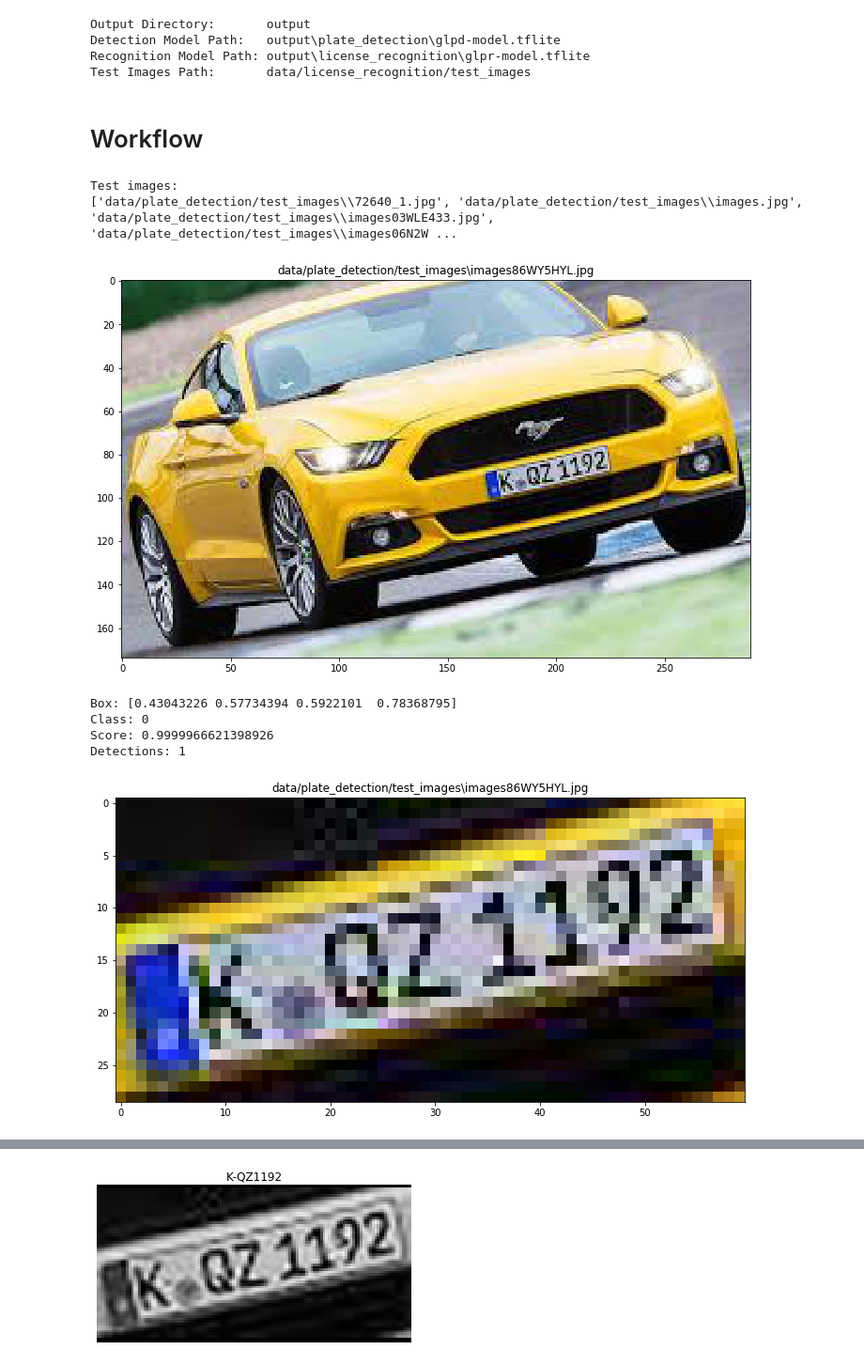
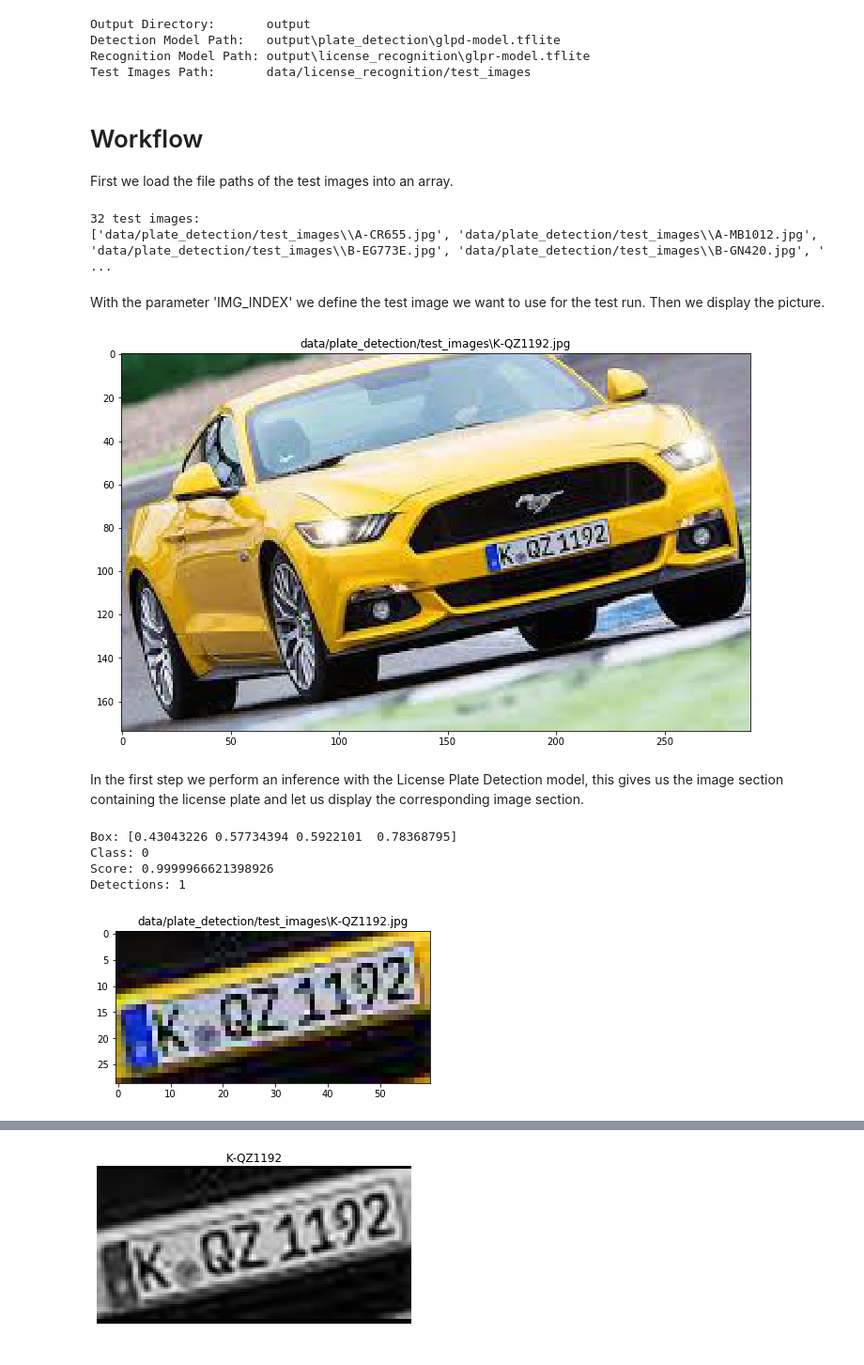
Before and after one commit to aboerzel/German_License_Plate_Recognition, a Jupyter notebook: 5_License_Recognition_Workflow.ipynb, the cells around one changed output, grey strips where cells are left out. Shown: that part at 94% size. Cells and saved outputs as stored; diff of their text form; code cells hidden in the pictures.

Commit message:
docs: license plate detection and recognition workflow

```diff
--- a/5_License_Recognition_Workflow.ipynb
+++ b/5_License_Recognition_Workflow.ipynb
@@ -47,8 +48,9 @@ Output Directory:       output
 Detection Model Path:   output\plate_detection\glpd-model.tflite
 Recognition Model Path: output\license_recognition\glpr-model.tflite
 Test Images Path:       data/license_recognition/test_images
-# %% [markdown]
-# Workflow
+# %% [markdown]
+# Workflow
+First we load the file paths of the test images into an array.
 # %%
 # number of samples to test; -1 <=> all
 NUM_SAMPLES = -1
@@ -61,7 +63,7 @@ TEST_IMAGE_PATHS = []
 for filename in glob.glob(os.path.join(PATH_TO_TEST_IMAGES_DIR, '*.jpg')):
     TEST_IMAGE_PATHS.append(filename)
 
-print ('Test images:')
+print ('{} test images:'.format(len(TEST_IMAGE_PATHS)))
 
 if NUM_SAMPLES > 0:
     test_images = np.random.choice(TEST_IMAGE_PATHS, size = NUM_SAMPLES, replace=False)
@@ -70,10 +72,12 @@ else:
 
 print (test_images)
 # %% [output]
-Test images:
-['data/plate_detection/test_images\\72640_1.jpg', 'data/plate_detection/test_images\\images.jpg', 'data/plate_detection/test_images\\images03WLE433.jpg', 'data/plate_detection/test_images\\images06N2W ...
+32 test images:
+['data/plate_detection/test_images\\A-CR655.jpg', 'data/plate_detection/test_images\\A-MB1012.jpg', 'data/plate_detection/test_images\\B-EG773E.jpg', 'data/plate_detection/test_images\\B-GN420.jpg', ' ...
+# %% [markdown]
+With the parameter 'IMG_INDEX' we define the test image we want to use for the test run. Then we display the picture.
 # %%
-IMG_INDEX = 10
+IMG_INDEX = 16
 
 image_path = TEST_IMAGE_PATHS[IMG_INDEX]
 
@@ -82,7 +86,9 @@ plt.title(image_path)
 plt.imshow(Image.open(image_path))
 plt.show()
 # %% [output]
-[figure, old version]
+[figure, new version]
+# %% [markdown]
+In the first step we perform an inference with the License Plate Detection model, this gives us the image section containing the license plate and let us display the corresponding image section.
 # %%
 def load_image_into_numpy_array(image):
     (im_width, im_height) = image.size
@@ -121,32 +127,32 @@ print("Box: {}".format(detection_box))
 detection_class = np.squeeze(interpreter.tensor(output_details[1]['index'])()).astype(np.uint8)
 print("Class: {}".format(detection_class))
 
 detection_score = np.squeeze(interpreter.tensor(output_details[2]['index'])())
 print("Score: {}".format(detection_score))
 
 num_detections = np.squeeze(interpreter.tensor(output_details[3]['index'])()).astype(int)
 print("Detections: {}".format(num_detections))
 
 if num_detections > 0 and detection_score > 0.5:
     image_np = load_image_into_numpy_array(image)
     ymin, xmin, ymax, xmax = detection_box
 
     #vis_util.draw_bounding_box_on_image_array(image_np, ymin, xmin, ymax, xmax, color='red', thickness=1)
 
     x1 = int(xmin * image_np.shape[1])
     x2 = int(xmax * image_np.shape[1])
     y1 = int(ymin * image_np.shape[0])
     y2 = int(ymax * image_np.shape[0])
 
     plate_img = image_np[y1:y2, x1:x2]
 
-    plt.figure(figsize=(12, 12))
+    plt.figure(figsize=(6, 6))
     plt.title(image_path)
     plt.imshow(plate_img)
     plt.show()
 # %% [output]
 Box: [0.43043226 0.57734394 0.5922101  0.78368795]
 Class: 0
 Score: 0.9999966621398926
 Detections: 1
-[figure, old version]
+[figure, new version]
```
Also changed, not shown: parts of 3 cells of this notebook.
